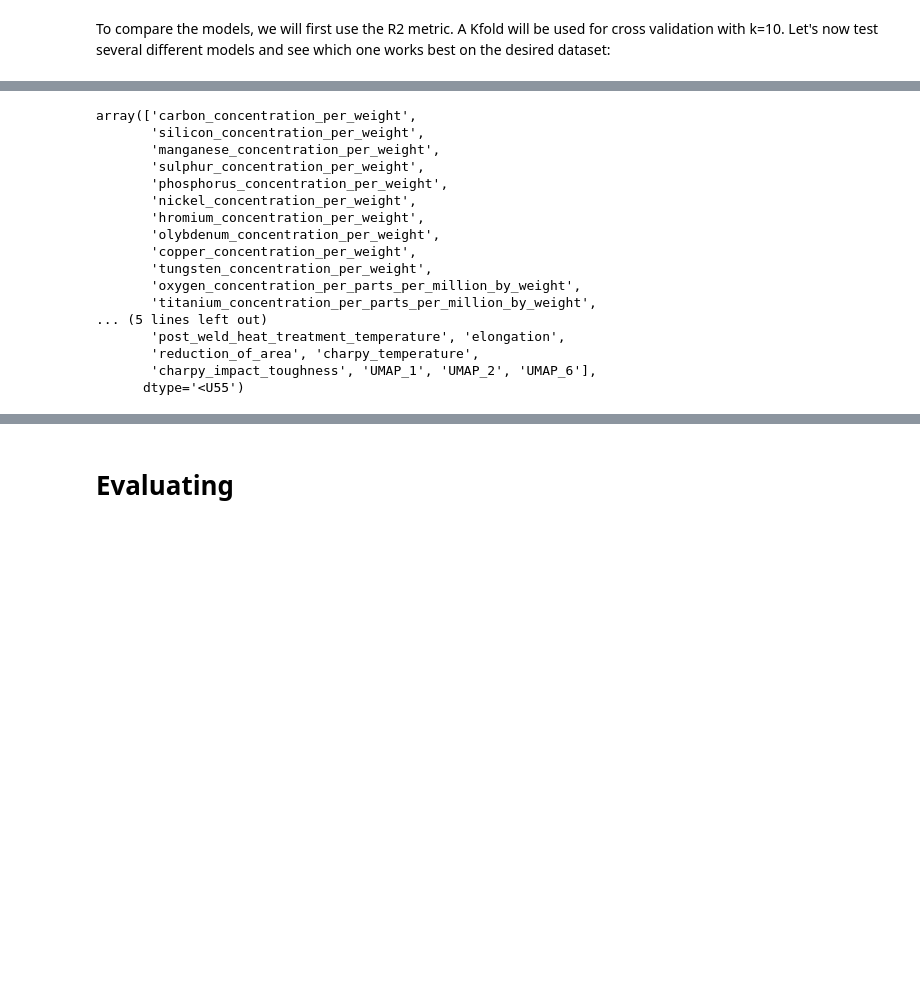
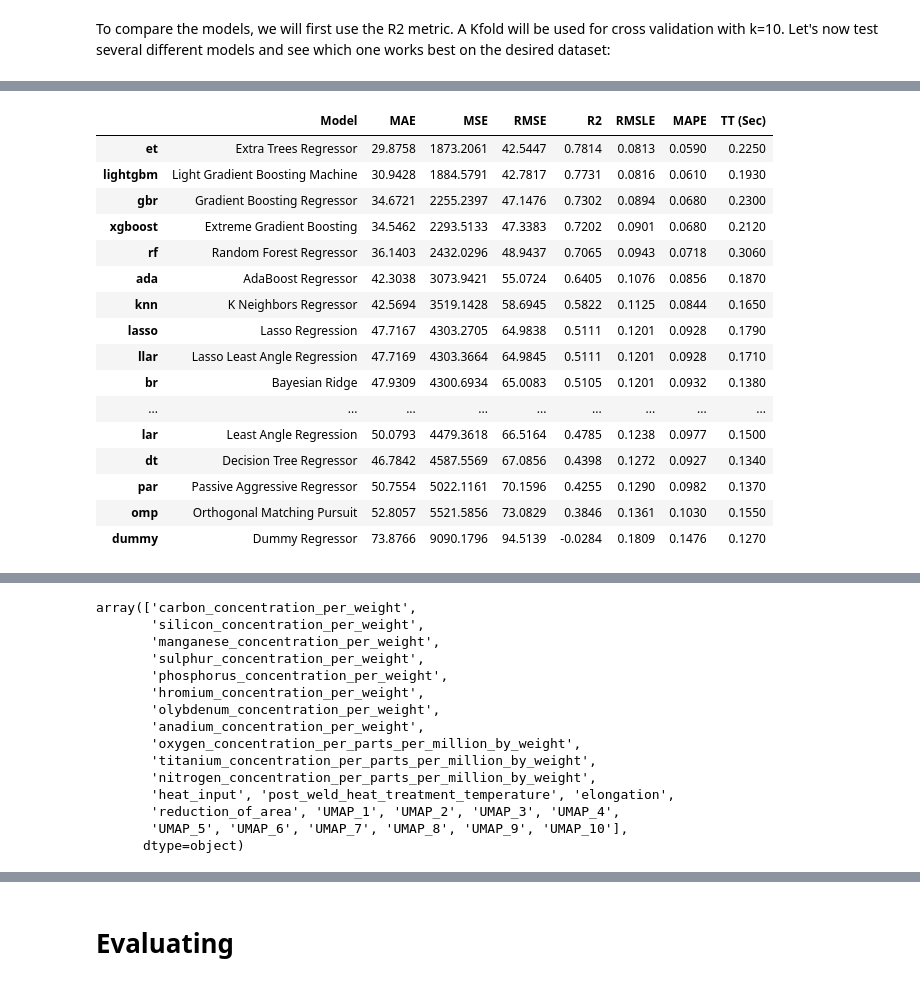
Before and after one commit to mateusgoto01/appAutoProject, a Jupyter notebook: 3_WeldQualityPrediction.ipynb, the cells around one changed output, grey strips where cells are left out. Saved outputs shown, nothing was run; the diff lists cells and outputs as text; code cells hidden in the pictures; blank space fills up the shorter version.

```diff
--- a/3_WeldQualityPrediction.ipynb
+++ b/3_WeldQualityPrediction.ipynb
@@ -130,5 +96,3 @@ You can set `force_col_wise=true` to remove the overhead.
 ## Comparing Models
 # %% [markdown]
 To compare the models, we will first use the R2 metric. A Kfold will be used for cross validation with k=10. Let's now test several different models and see which one works best on the desired dataset:
-# %%
-best_models = compare_models(sort = 'r2',n_select = 4)
@@ -158,0 +99,7 @@ best_models = compare_models(sort = 'r2',n_select = 4)
+# %%
+def choose_models(selected_models=4):
+    best_models = compare_models(sort = 'r2',n_select = selected_models)
+    return best_models
+# %%
+best_models = choose_models()
+# %% [output]
@@ -158,0 +107,17 @@ best_models = compare_models(sort = 'r2',n_select = 4)
+|  | Model | MAE | MSE | RMSE | R2 | RMSLE | MAPE | TT (Sec) |
+| et | Extra Trees Regressor | 29.8758 | 1873.2061 | 42.5447 | 0.7814 | 0.0813 | 0.0590 | 0.2250 |
+| lightgbm | Light Gradient Boosting Machine | 30.9428 | 1884.5791 | 42.7817 | 0.7731 | 0.0816 | 0.0610 | 0.1930 |
+| gbr | Gradient Boosting Regressor | 34.6721 | 2255.2397 | 47.1476 | 0.7302 | 0.0894 | 0.0680 | 0.2300 |
+| xgboost | Extreme Gradient Boosting | 34.5462 | 2293.5133 | 47.3383 | 0.7202 | 0.0901 | 0.0680 | 0.2120 |
+| rf | Random Forest Regressor | 36.1403 | 2432.0296 | 48.9437 | 0.7065 | 0.0943 | 0.0718 | 0.3060 |
+| ada | AdaBoost Regressor | 42.3038 | 3073.9421 | 55.0724 | 0.6405 | 0.1076 | 0.0856 | 0.1870 |
+| knn | K Neighbors Regressor | 42.5694 | 3519.1428 | 58.6945 | 0.5822 | 0.1125 | 0.0844 | 0.1650 |
+| lasso | Lasso Regression | 47.7167 | 4303.2705 | 64.9838 | 0.5111 | 0.1201 | 0.0928 | 0.1790 |
+| llar | Lasso Least Angle Regression | 47.7169 | 4303.3664 | 64.9845 | 0.5111 | 0.1201 | 0.0928 | 0.1710 |
+| br | Bayesian Ridge | 47.9309 | 4300.6934 | 65.0083 | 0.5105 | 0.1201 | 0.0932 | 0.1380 |
+| ... | ... | ... | ... | ... | ... | ... | ... | ... |
+| lar | Least Angle Regression | 50.0793 | 4479.3618 | 66.5164 | 0.4785 | 0.1238 | 0.0977 | 0.1500 |
+| dt | Decision Tree Regressor | 46.7842 | 4587.5569 | 67.0856 | 0.4398 | 0.1272 | 0.0927 | 0.1340 |
+| par | Passive Aggressive Regressor | 50.7554 | 5022.1161 | 70.1596 | 0.4255 | 0.1290 | 0.0982 | 0.1370 |
+| omp | Orthogonal Matching Pursuit | 52.8057 | 5521.5856 | 73.0829 | 0.3846 | 0.1361 | 0.1030 | 0.1550 |
+| dummy | Dummy Regressor | 73.8766 | 9090.1796 | 94.5139 | -0.0284 | 0.1809 | 0.1476 | 0.1270 |
@@ -164,15 +130,13 @@ array(['carbon_concentration_per_weight',
        'manganese_concentration_per_weight',
        'sulphur_concentration_per_weight',
        'phosphorus_concentration_per_weight',
-       'nickel_concentration_per_weight',
        'hromium_concentration_per_weight',
        'olybdenum_concentration_per_weight',
-       'copper_concentration_per_weight',
-       'tungsten_concentration_per_weight',
+       'anadium_concentration_per_weight',
        'oxygen_concentration_per_parts_per_million_by_weight',
        'titanium_concentration_per_parts_per_million_by_weight',
-... (5 lines left out)
-       'post_weld_heat_treatment_temperature', 'elongation',
-       'reduction_of_area', 'charpy_temperature',
-       'charpy_impact_toughness', 'UMAP_1', 'UMAP_2', 'UMAP_6'],
-      dtype='<U55')
+       'nitrogen_concentration_per_parts_per_million_by_weight',
+       'heat_input', 'post_weld_heat_treatment_temperature', 'elongation',
+       'reduction_of_area', 'UMAP_1', 'UMAP_2', 'UMAP_3', 'UMAP_4',
+       'UMAP_5', 'UMAP_6', 'UMAP_7', 'UMAP_8', 'UMAP_9', 'UMAP_10'],
+      dtype=object)
```
Also changed, not shown: parts of 23 cells of this notebook.
